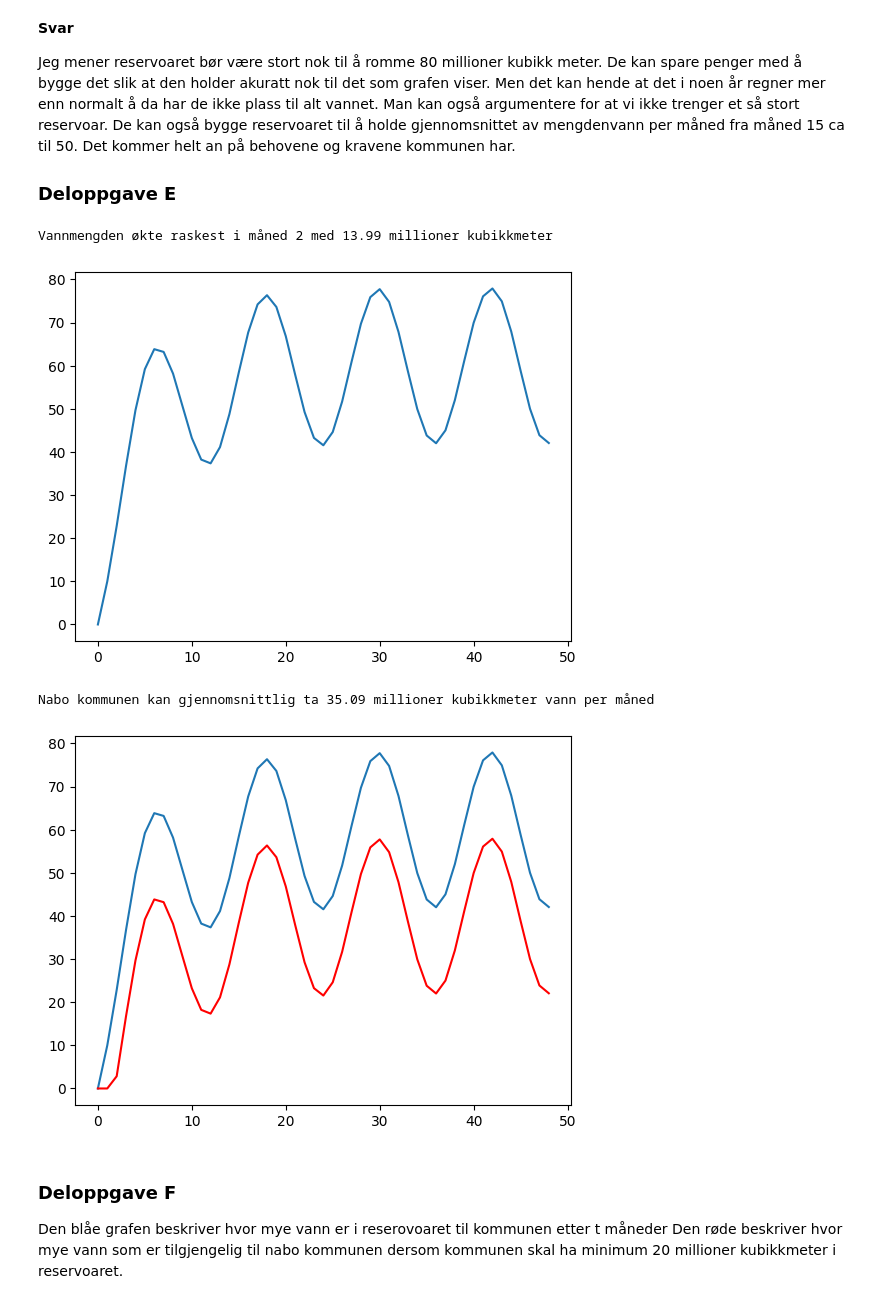
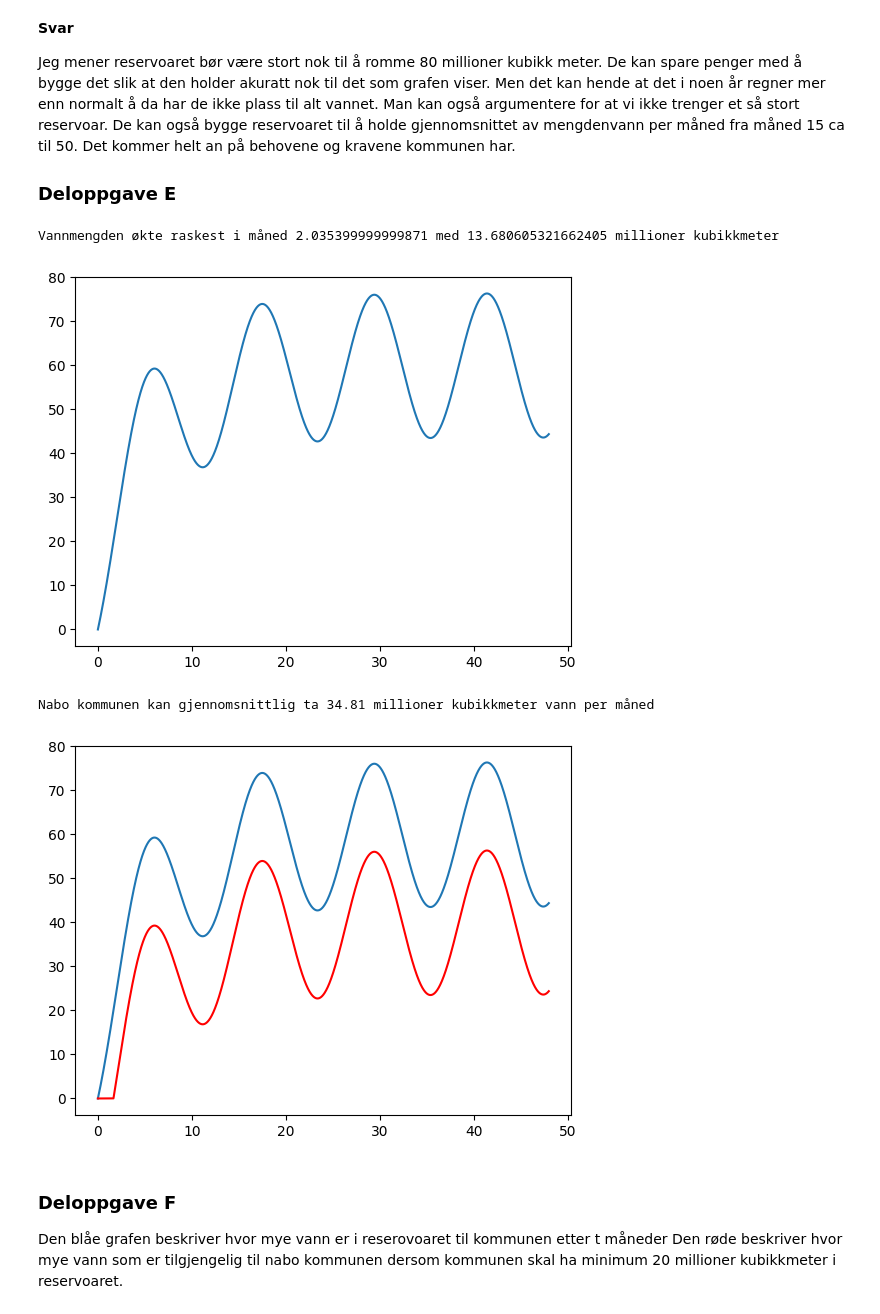
Before and after one commit to ProgMod-X/Oppgaver, a Jupyter notebook: Innleveringer-Prøver/05.02.24/rohaanSolve.ipynb, the cells around one changed output. Cells and saved outputs as stored; diff of their text form; code cells hidden in the pictures.

```diff
--- a/Innleveringer-Prøver/05.02.24/rohaanSolve.ipynb
+++ b/Innleveringer-Prøver/05.02.24/rohaanSolve.ipynb
@@ -58,7 +58,7 @@ import matplotlib.pyplot as plt
 import math
 
 t = 0
-dt = 1
+dt = 0.0001
 reservoar = 0
 tmaks = 4 * 12
 fastest_increase = (0, 0)
@@ -70,59 +70,63 @@ while t <= tmaks:
     x_list.append(t)
     y_list.append(reservoar)
 
-    dy = -reservoar * 1/6 + 10 + 9 * math.sin(math.pi / 6 * t)
-    if dy > fastest_increase[1]:
-        fastest_increase = (t, dy)
+    tempydy = -reservoar * 1/6 + 10 + 9 * math.sin(math.pi / 6 * t)
+
+    if tempydy > fastest_increase[1]:
+        fastest_increase = (t, tempydy)
+
+    dy = tempydy * dt
+
 
     reservoar += dy
     t += dt
 
-print(f"Vannmengden økte raskest i måned {fastest_increase[0]} med {round(fastest_increase[1], 2)} millioner kubikkmeter")
+print(f"Vannmengden økte raskest i måned {fastest_increase[0]} med {fastest_increase[1]} millioner kubikkmeter")
 
 plt.plot(x_list, y_list)
 plt.show()
 # %% [output]
-Vannmengden økte raskest i måned 2 med 13.99 millioner kubikkmeter
+Vannmengden økte raskest i måned 2.035399999999871 med 13.680605321662405 millioner kubikkmeter
-[figure, old version]
+[figure, new version]
 # %%
 import matplotlib.pyplot as plt
 import math
 
 t = 0
-dt = 1
+dt = 0.0001
 reservoar = 0
 tmaks = 4 * 12
 
 x_list =  []
 y_list = []
 nabo_list = []
 
 while t <= tmaks:
     x_list.append(t)
     y_list.append(reservoar)
 
     if reservoar > 20:
         nabo_list.append(reservoar - 20)
     else:
         nabo_list.append(0)
 
-    dy = -reservoar * 1/6 + 10 + 9 * math.sin(math.pi / 6 * t)
+    dy = (-reservoar * 1/6 + 10 + 9 * math.sin(math.pi / 6 * t)) * dt
     reservoar += dy
     t += dt
 
 sum = 0
 for num in nabo_list:
     sum += num
 average_amount_of_water_available = sum / len(nabo_list)
 
 print(f"Nabo kommunen kan gjennomsnittlig ta {round(average_amount_of_water_available, 2)} millioner kubikkmeter vann per måned")
 
 plt.plot(x_list, y_list)
 plt.plot(x_list, nabo_list, "r")
 plt.show()
 # %% [output]
-Nabo kommunen kan gjennomsnittlig ta 35.09 millioner kubikkmeter vann per måned
+Nabo kommunen kan gjennomsnittlig ta 34.81 millioner kubikkmeter vann per måned
-[figure, old version]
+[figure, new version]
 # %% [markdown]
 ### Deloppgave F
 Den blåe grafen beskriver hvor mye vann er i reserovoaret til kommunen etter t måneder
```
Also changed, not shown: parts of 3 cells of this notebook.
